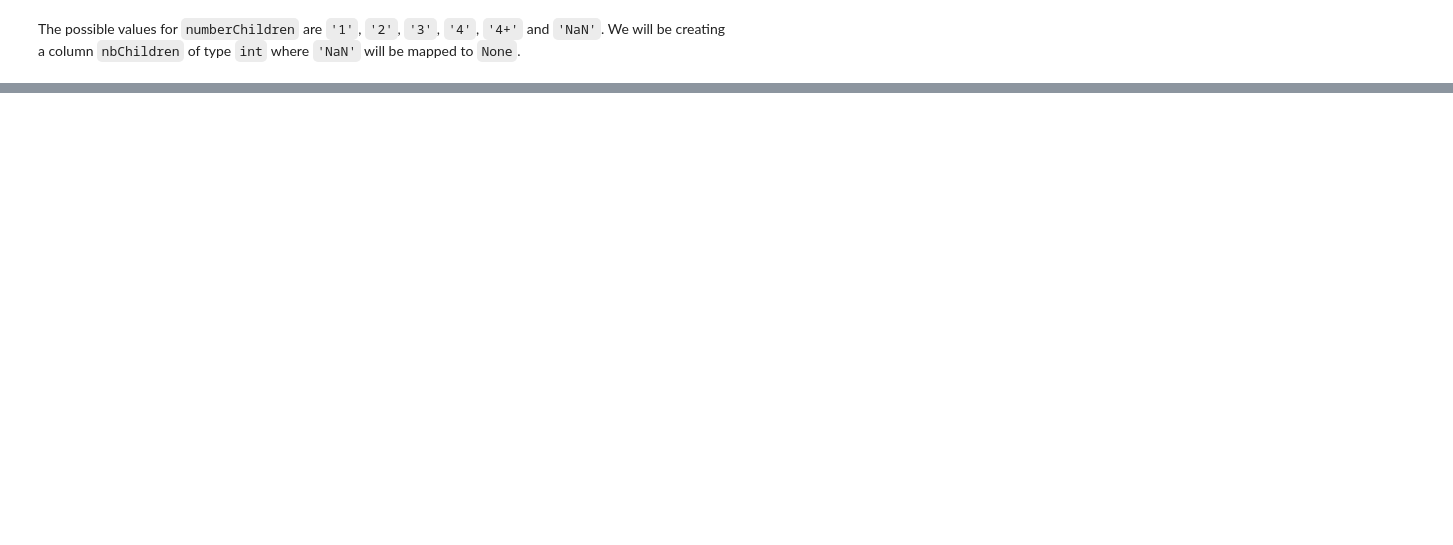
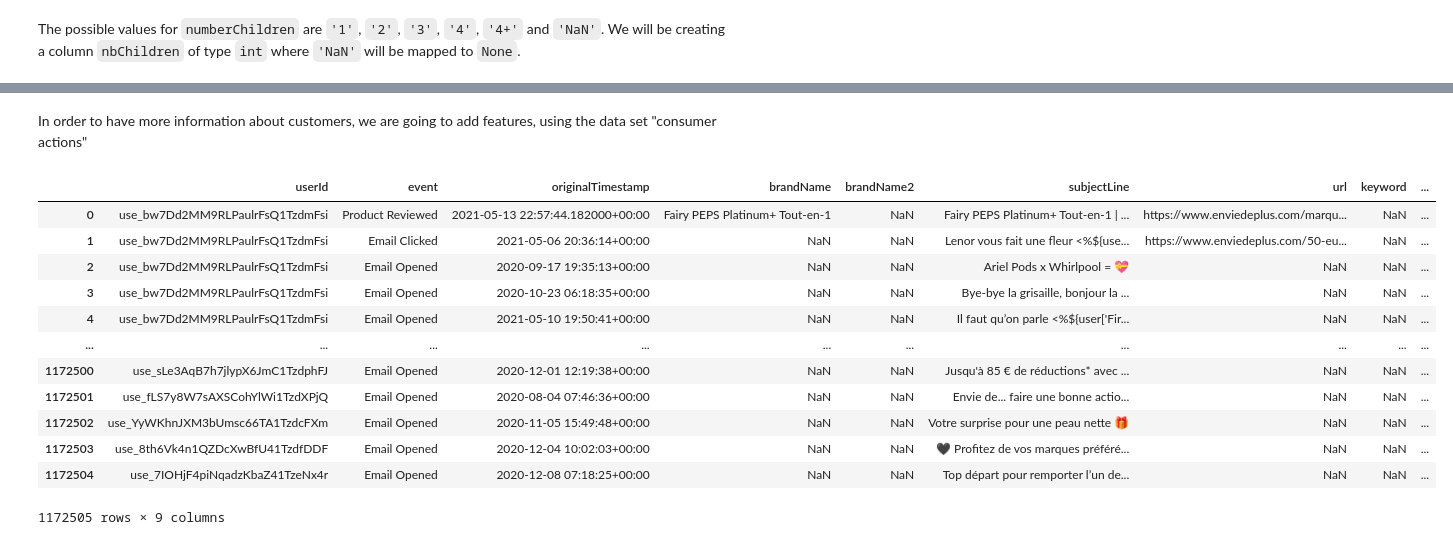
Before and after one commit to Garfield1002/ST4, a Jupyter notebook: test2.ipynb, the cells around one changed output, grey strips where cells are left out. Drawn from its saved outputs; the diff is of its cells as text; code cells hidden in the pictures; blank space fills up the shorter version.

```diff
--- a/test2.ipynb
+++ b/test2.ipynb
@@ -86,0 +171,2 @@ df['nbChildren'].mean()
+# %% [markdown]
+In order to have more information about customers, we are going to add features, using the data set "consumer actions"
@@ -86,0 +175,16 @@ df['nbChildren'].mean()
+# %%
+df_consumer_actions
+# %% [output]
+|  | userId | event | originalTimestamp | brandName | brandName2 | subjectLine | url | keyword | ... |
+| 0 | use_bw7Dd2MM9RLPaulrFsQ1TzdmFsi | Product Reviewed | 2021-05-13 22:57:44.182000+00:00 | Fairy PEPS Platinum+ Tout-en-1 | NaN | Fairy PEPS Platinum+ Tout-en-1 | ... | https://www.enviedeplus.com/marqu... | NaN | ... |
+| 1 | use_bw7Dd2MM9RLPaulrFsQ1TzdmFsi | Email Clicked | 2021-05-06 20:36:14+00:00 | NaN | NaN | Lenor vous fait une fleur <%${use... | https://www.enviedeplus.com/50-eu... | NaN | ... |
+| 2 | use_bw7Dd2MM9RLPaulrFsQ1TzdmFsi | Email Opened | 2020-09-17 19:35:13+00:00 | NaN | NaN | Ariel Pods x Whirlpool = 💝 | NaN | NaN | ... |
+| 3 | use_bw7Dd2MM9RLPaulrFsQ1TzdmFsi | Email Opened | 2020-10-23 06:18:35+00:00 | NaN | NaN | Bye-bye la grisaille, bonjour la ... | NaN | NaN | ... |
+| 4 | use_bw7Dd2MM9RLPaulrFsQ1TzdmFsi | Email Opened | 2021-05-10 19:50:41+00:00 | NaN | NaN | Il faut qu’on parle <%${user['Fir... | NaN | NaN | ... |
+| ... | ... | ... | ... | ... | ... | ... | ... | ... | ... |
+| 1172500 | use_sLe3AqB7h7jlypX6JmC1TzdphFJ | Email Opened | 2020-12-01 12:19:38+00:00 | NaN | NaN | Jusqu'à 85 € de réductions* avec ... | NaN | NaN | ... |
+| 1172501 | use_fLS7y8W7sAXSCohYlWi1TzdXPjQ | Email Opened | 2020-08-04 07:46:36+00:00 | NaN | NaN | Envie de... faire une bonne actio... | NaN | NaN | ... |
+| 1172502 | use_YyWKhnJXM3bUmsc66TA1TzdcFXm | Email Opened | 2020-11-05 15:49:48+00:00 | NaN | NaN | Votre surprise pour une peau nette 🎁 | NaN | NaN | ... |
+| 1172503 | use_8th6Vk4n1QZDcXwBfU41TzdfDDF | Email Opened | 2020-12-04 10:02:03+00:00 | NaN | NaN | 🖤 Profitez de vos marques préféré... | NaN | NaN | ... |
+| 1172504 | use_7IOHjF4piNqadzKbaZ41TzeNx4r | Email Opened | 2020-12-08 07:18:25+00:00 | NaN | NaN | Top départ pour remporter l’un de... | NaN | NaN | ... |
+1172505 rows × 9 columns
```
Also changed, not shown: parts of 12 cells of this notebook.
